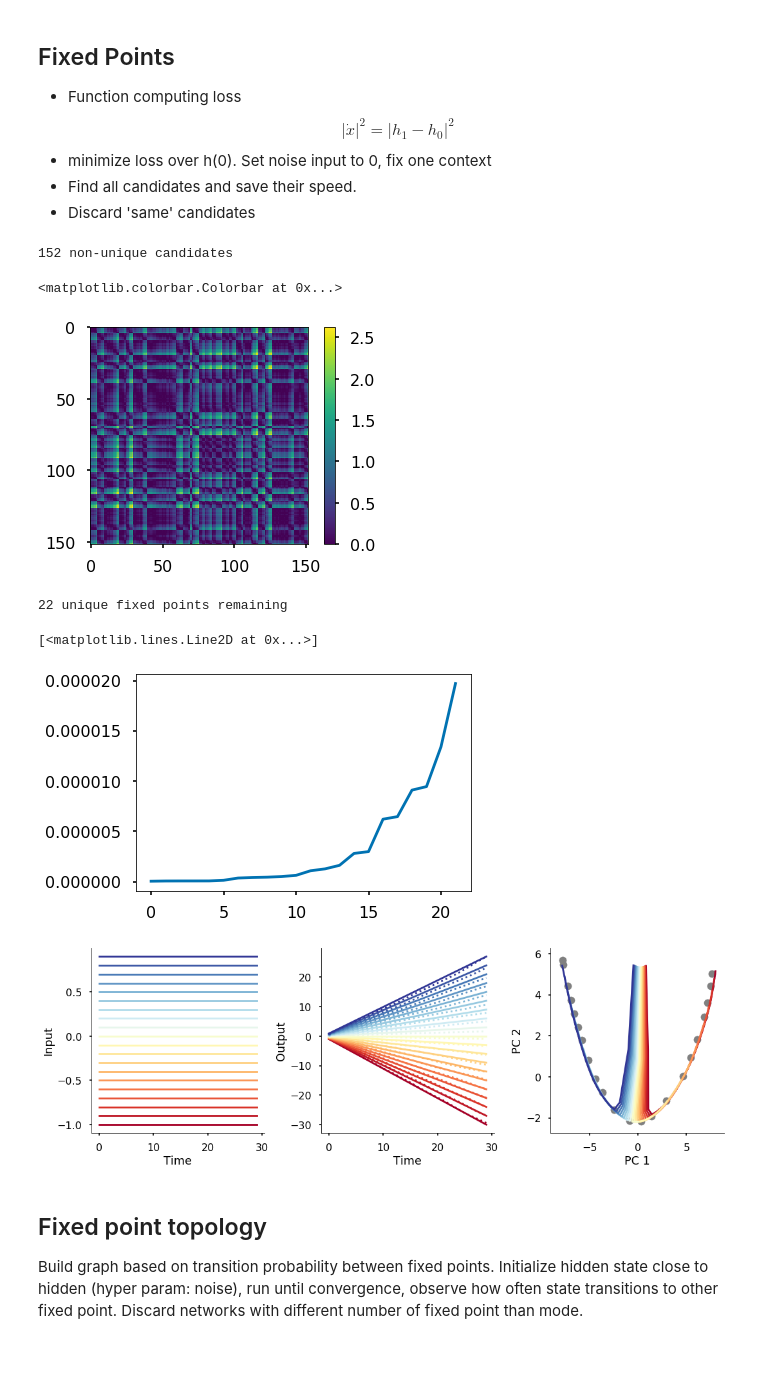
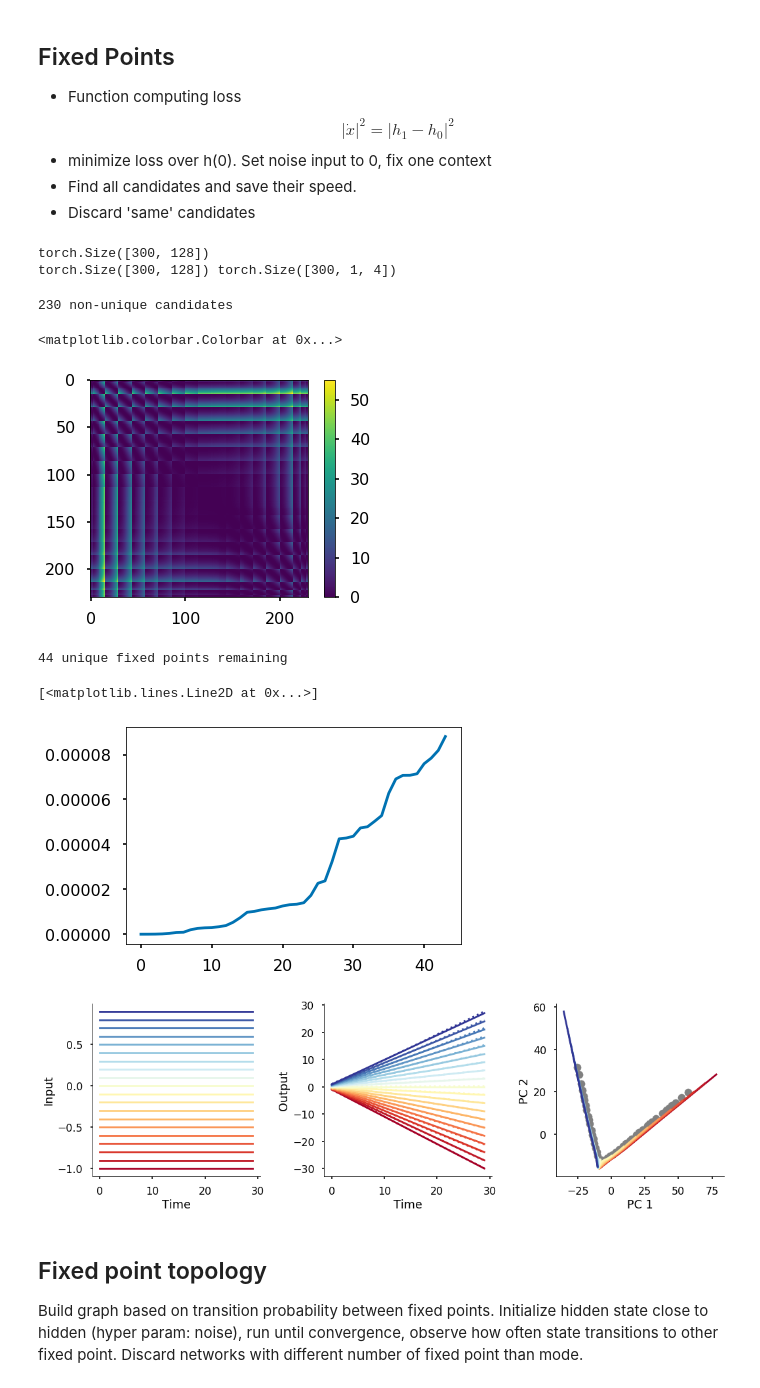
Before and after one commit to JoramKeijser/universality_individuality, a Jupyter notebook: notebooks/cdi_task.ipynb, the cells around one changed output. Saved outputs shown, nothing was run; the diff lists cells and outputs as text; code cells hidden in the pictures; blank space fills up the shorter version.

```diff
--- a/notebooks/cdi_task.ipynb
+++ b/notebooks/cdi_task.ipynb
@@ -114,7 +122,7 @@ TO DO:
 lr = 5e-4
 n_epochs = 10000
 loss_fn = torch.nn.MSELoss()
-rnn = RNN(2*K, n)
+rnn = RNN(2*K, n, f = torch.relu)
 optim = torch.optim.Adam(rnn.parameters(),lr)
 loss_hist = []
 # %%
@@ -251,19 +259,23 @@ def find_fpt(h0, tol = 1e-4):
     speeds = (h1 - h0).pow(2).mean(1)
     # Exclude points that are
     return speeds, h0
+speeds, h0_new = find_fpt(h[:,::2].reshape((-1, 128)))
+# %% [output]
+torch.Size([300, 128])
+torch.Size([300, 128]) torch.Size([300, 1, 4])
 # %%
 tol = 1e-4
-unique_tol = 0.01
+unique_tol = 0.025
 h0_slow = h0_new[speeds < tol]
 speeds_slow = speeds[speeds < tol]
 print("%u non-unique candidates"%h0_slow.shape[0])
 diff = (h0_slow[:,:,None] - h0_slow.t()[None]).pow(2).mean(1)
 plt.imshow(diff.detach().numpy())
 plt.colorbar()
 # %% [output]
-152 non-unique candidates
+230 non-unique candidates
 <matplotlib.colorbar.Colorbar at 0x...>
-[figure, old version]
+[figure, new version]
 # %%
 unique_fpts = np.ones(h0_slow.shape[0])
 for i in range(h0_slow.shape[0]):
@@ -275,12 +287,12 @@ print("%u unique fixed points remaining"%np.sum(unique_fpts))
 h0_unique = h0_slow[np.where(unique_fpts)]
 speeds_unique = speeds_slow[np.where(unique_fpts)]
 # %% [output]
-22 unique fixed points remaining
+44 unique fixed points remaining
 # %%
 plt.plot(np.sort(speeds_unique.detach().numpy()))
 # %% [output]
 [<matplotlib.lines.Line2D at 0x...>]
-[figure, old version]
+[figure, new version]
 # %%
 # PCA for a single context
 mu = np.arange(-1, 1, 0.1)
@@ -309,9 +321,9 @@ ax[2].set_xlabel("PC 1")
 ax[2].set_ylabel("PC 2")
 f.tight_layout()
 sns.despine()
-plt.savefig("../figures/cdi_vanilla_fpts", dpi=300)
+plt.savefig("../figures/cdi_vanilla_relu_fpts", dpi=300)
 # %% [output]
-[figure, old version]
+[figure, new version]
 # %% [markdown]
 ## Fixed point topology
 Build graph based on transition probability between fixed points. Initialize hidden state close to hidden (hyper param: noise), run until convergence, observe how often state transitions to other fixed point.
```
Also changed, not shown: parts of 9 cells of this notebook.
